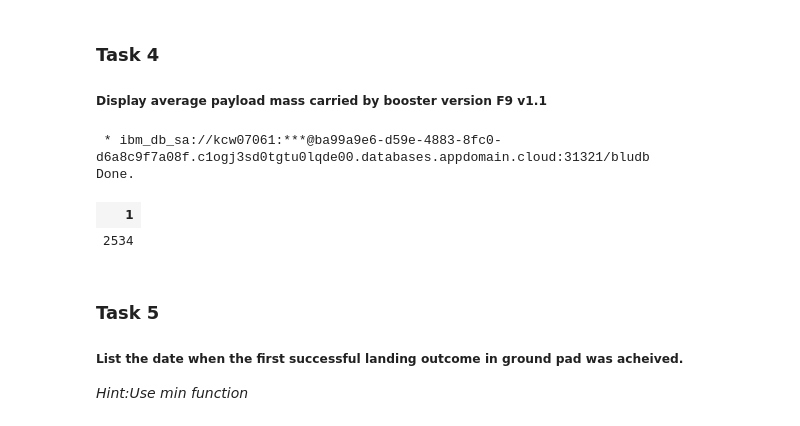
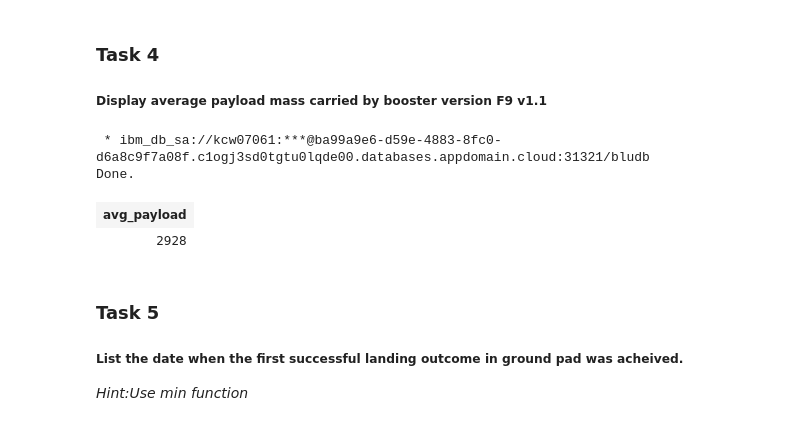
Before and after one commit to bistra3759/data-science-capstone, a Jupyter notebook: Applied Data Science Capstone_4.ipynb, the cells around one changed output. Drawn from its saved outputs; the diff is of its cells as text; code cells hidden in the pictures.

```diff
--- a/Applied Data Science Capstone_4.ipynb
+++ b/Applied Data Science Capstone_4.ipynb
@@ -212,12 +215,14 @@ Done.
 
 ##### Display average payload mass carried by booster version F9 v1.1
 # %%
-%sql SELECT AVG(payload_mass__kg_) FROM SPACEXTBL WHERE booster_version LIKE 'F9 v1.1%'
+%%sql
+SELECT AVG(payload_mass__kg_) AS AVG_Payload
+FROM SPACEXTBL WHERE booster_version = 'F9 v1.1'
 # %% [output]
  * ibm_db_sa://kcw07061:***@ba99a9e6-d59e-4883-8fc0-d6a8c9f7a08f.c1ogj3sd0tgtu0lqde00.databases.appdomain.cloud:31321/bludb
 Done.
-| 1 |
-| 2534 |
+| avg_payload |
+| 2928 |
 # %% [markdown]
 ### Task 5
 
```
Also changed, not shown: parts of 6 cells of this notebook.
